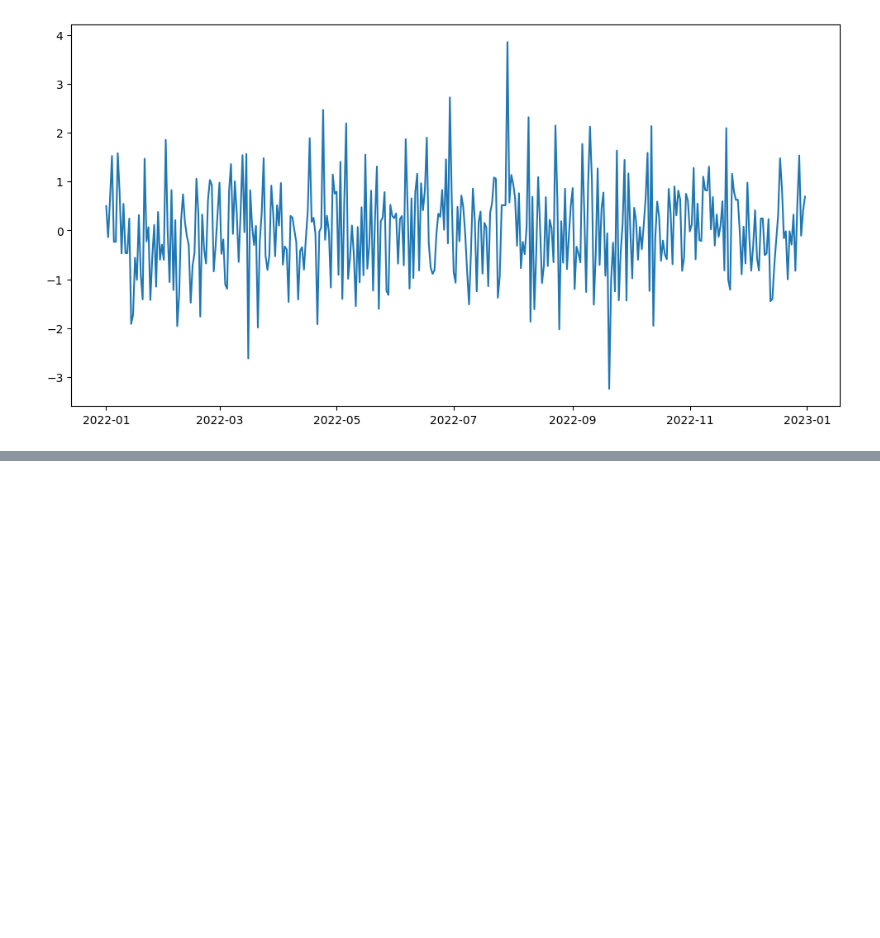
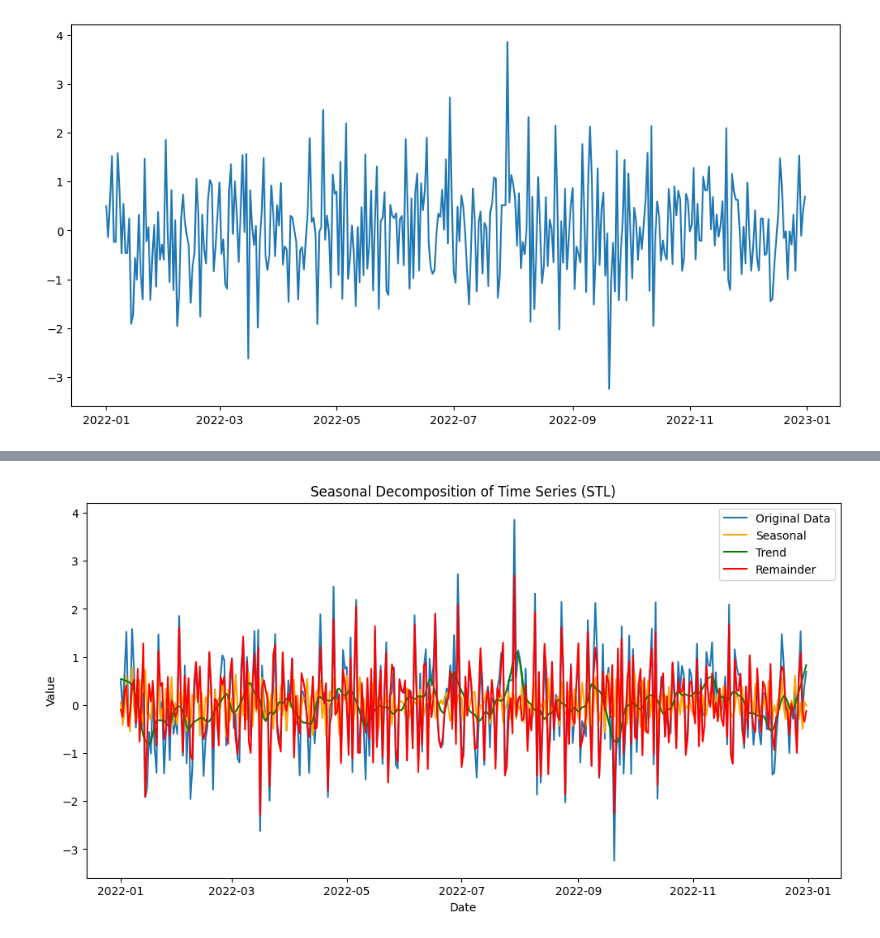
Before and after one commit to Desmondonam/DS_Python, a Jupyter notebook: Time_Series.ipynb, the cells around one changed output, grey strips where cells are left out. Cells and saved outputs as stored; diff of their text form; code cells hidden in the pictures; blank space fills up the shorter version.

```diff
--- a/Time_Series.ipynb
+++ b/Time_Series.ipynb
@@ -218,0 +222,33 @@ ValueError: ignored
+# %%
+import numpy as np
+import pandas as pd
+import matplotlib.pyplot as plt
+from statsmodels.tsa.seasonal import STL
+
+# Create a sample time series data (You can replace this with your own dataset)
+np.random.seed(42)
+date_rng = pd.date_range(start='2022-01-01', end='2022-12-31', freq='D')
+time_series_data = pd.Series(np.random.randn(len(date_rng)), index=date_rng)
+
+# Decompose the time series using STL
+stl = STL(time_series_data, seasonal=13)
+result = stl.fit()
+
+# Get the seasonal, trend, and remainder components
+seasonal = result.seasonal
+trend = result.trend
+remainder = result.resid
+
+# Plot the components
+plt.figure(figsize=(12, 6))
+plt.plot(time_series_data, label='Original Data')
+plt.plot(seasonal, label='Seasonal', color='orange')
+plt.plot(trend, label='Trend', color='green')
+plt.plot(remainder, label='Remainder', color='red')
+plt.legend()
+plt.title('Seasonal Decomposition of Time Series (STL)')
+plt.xlabel('Date')
+plt.ylabel('Value')
+plt.show()
+# %% [output]
+[figure, added]
```
Also changed, not shown: parts of 1 cell of this notebook.
